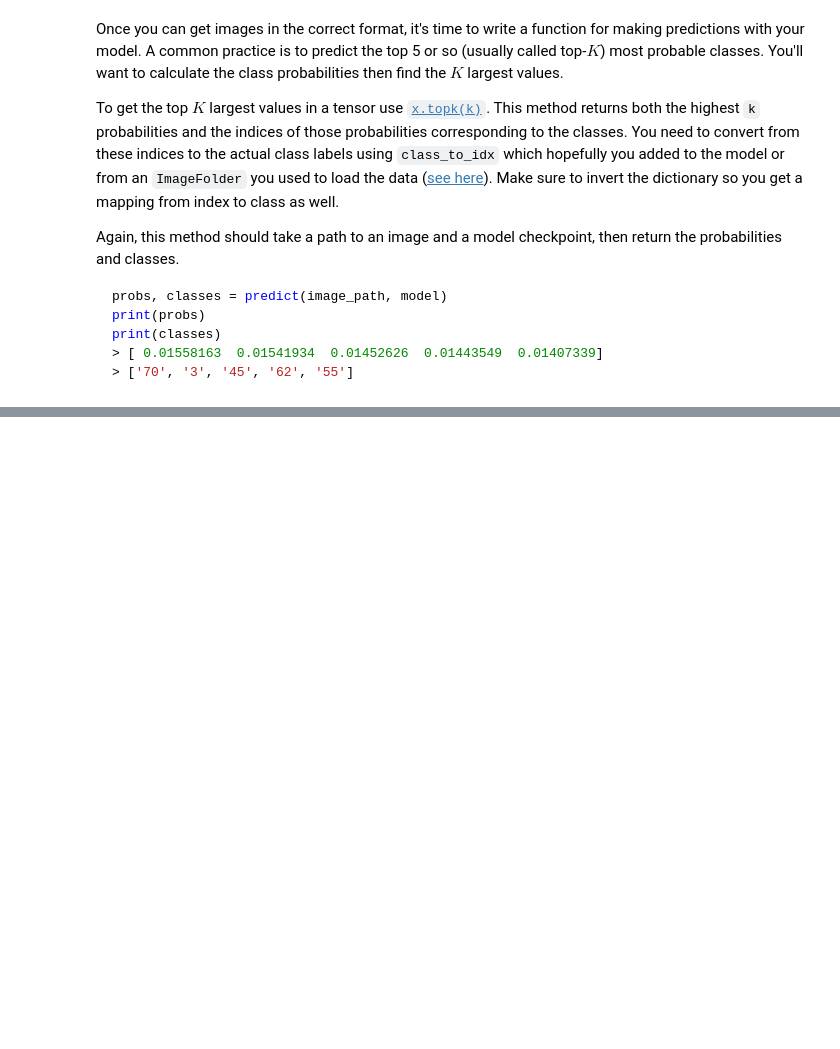
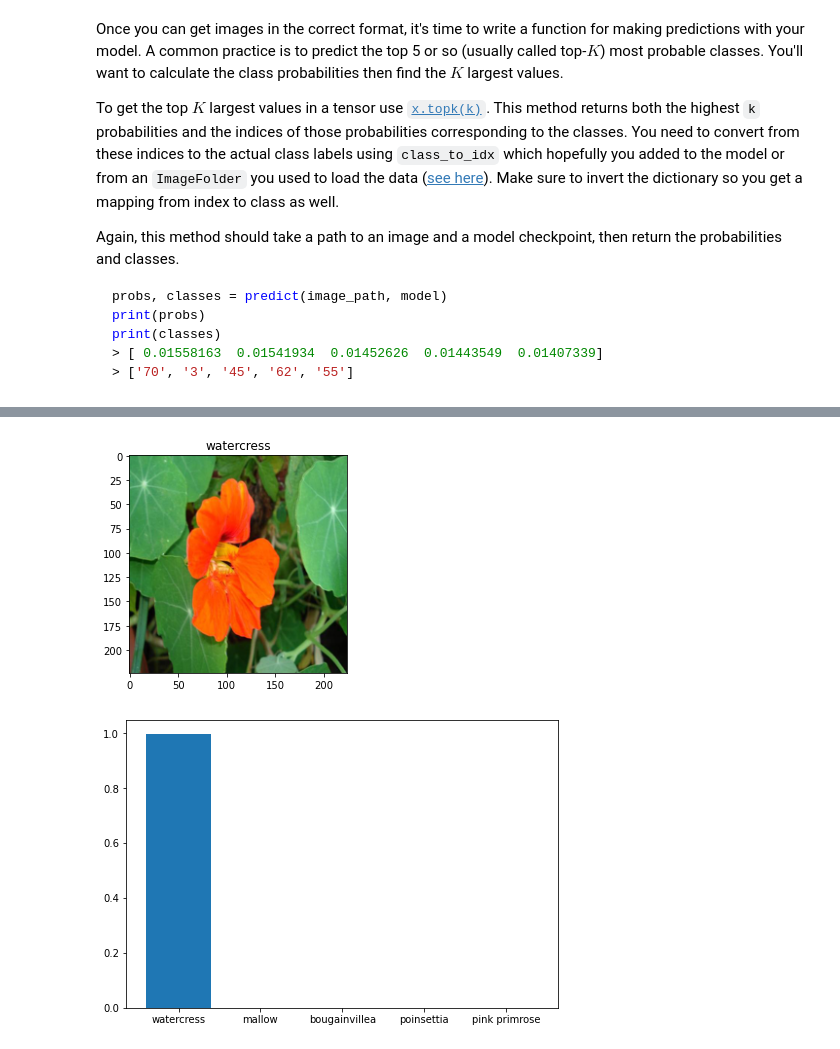
Before and after one commit to MAnfal/intro-to-ml-pytorch-nanodegree, a Jupyter notebook: DSND_Term1/projects/p2_image_classifier/Image Classifier Project.ipynb, the cells around one changed output, grey strips where cells are left out. Drawn from its saved outputs; the diff is of its cells as text; code cells hidden in the pictures; blank space fills up the shorter version.

```diff
--- a/DSND_Term1/projects/p2_image_classifier/Image Classifier Project.ipynb
+++ b/DSND_Term1/projects/p2_image_classifier/Image Classifier Project.ipynb
@@ -288,7 +346,12 @@ Remember that you'll want to completely rebuild the model later so you can use i
 
 At this point it's good to write a function that can load a checkpoint and rebuild the model. That way you can come back to this project and keep working on it without having to retrain the network.
 # %%
+%%capture
+
 # TODO: Write a function that loads a checkpoint and rebuilds the model
+loaded_model = torch.load(saved_model_path)
+
+loaded_model.to(device)
 # %% [markdown]
 # Inference for classification
 
@@ -344,8 +437,18 @@ print(classes)
 def predict(image_path, model, topk=5):
     ''' Predict the class (or classes) of an image using a trained deep learning model.
     '''
+    with torch.no_grad():
+        test_image = process_image(image_path)
 
-    # TODO: Implement the code to predict the class from an image file
+        test_image = torch.from_numpy(test_image).float().unsqueeze_(0)
+
+        test_image = test_image.to(device)
+
+        test_output = model.forward(test_image)
+
+        test_p = torch.exp(test_output)
+
+        return test_p.topk(5, dim=1)
 # %% [markdown]
 ## Sanity Checking
 
@@ -358,0 +460,29 @@ You can convert from the class integer encoding to actual flower names with the
+# %%
+class_to_idx = loaded_model.class_to_idx
+
+idx_to_class = dict((v, k) for k, v in class_to_idx.items())
+# %%
+# TODO: Display an image along with the top 5 classes
+
+sanity_image_path = 'flowers/test/89/image_00708.jpg'
+
+sanity_image_class = cat_to_name[sanity_image_path.split('/')[2]]
+
+top_prob, top_classes = predict(sanity_image_path, loaded_model)
+
+top_prob = top_prob[0].tolist()
+
+top_class_list = [ cat_to_name[idx_to_class[top_class]] for top_class in top_classes[0].tolist() ]
+# %%
+imshow(process_image(sanity_image_path), is_np=True, title=sanity_image_class)
+
+fig = plt.figure()
+
+ax = fig.add_axes([0,0,1,1])
+
+ax.bar(top_class_list, top_prob)
+
+plt.show()
+# %% [output]
+[figure, added]
+[figure, added]
```
Also changed, not shown: parts of 20 cells of this notebook, 3 other files.
